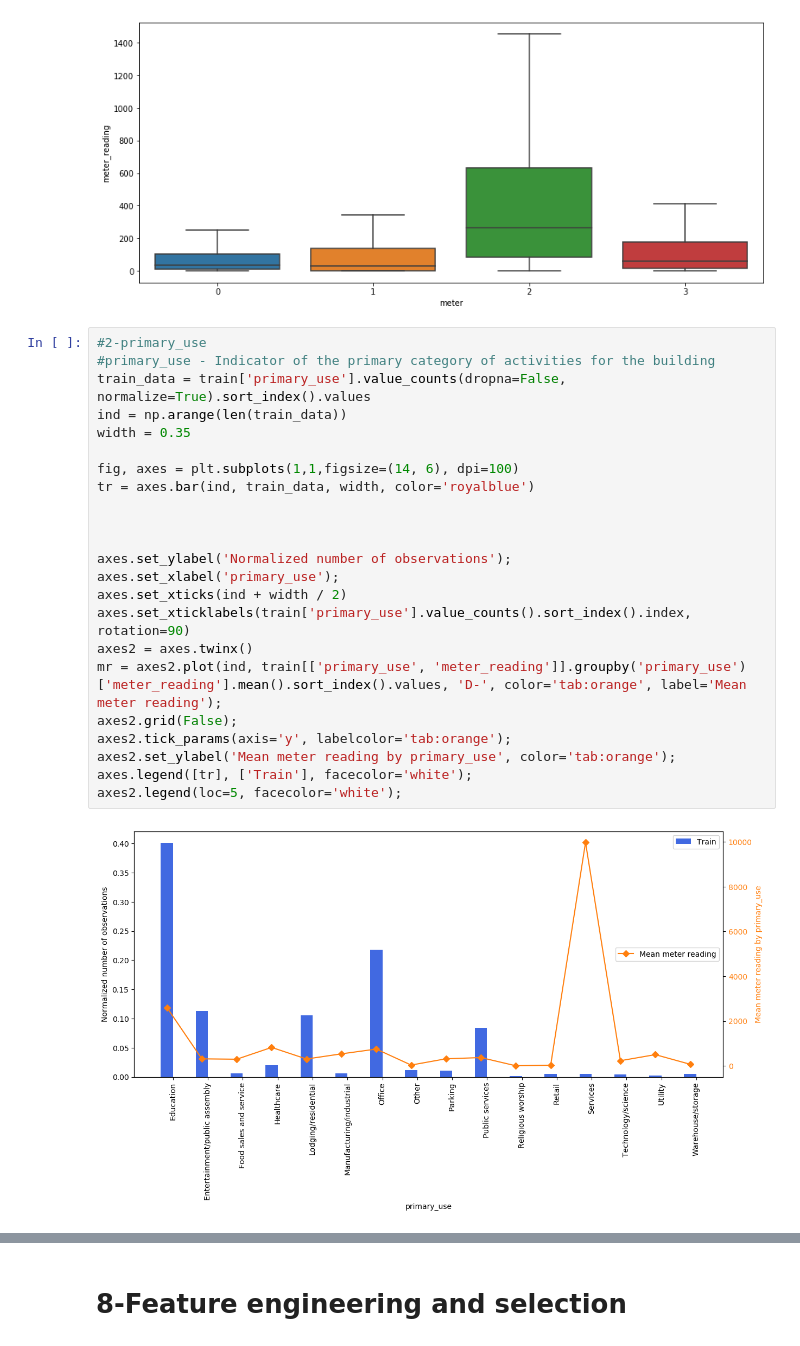
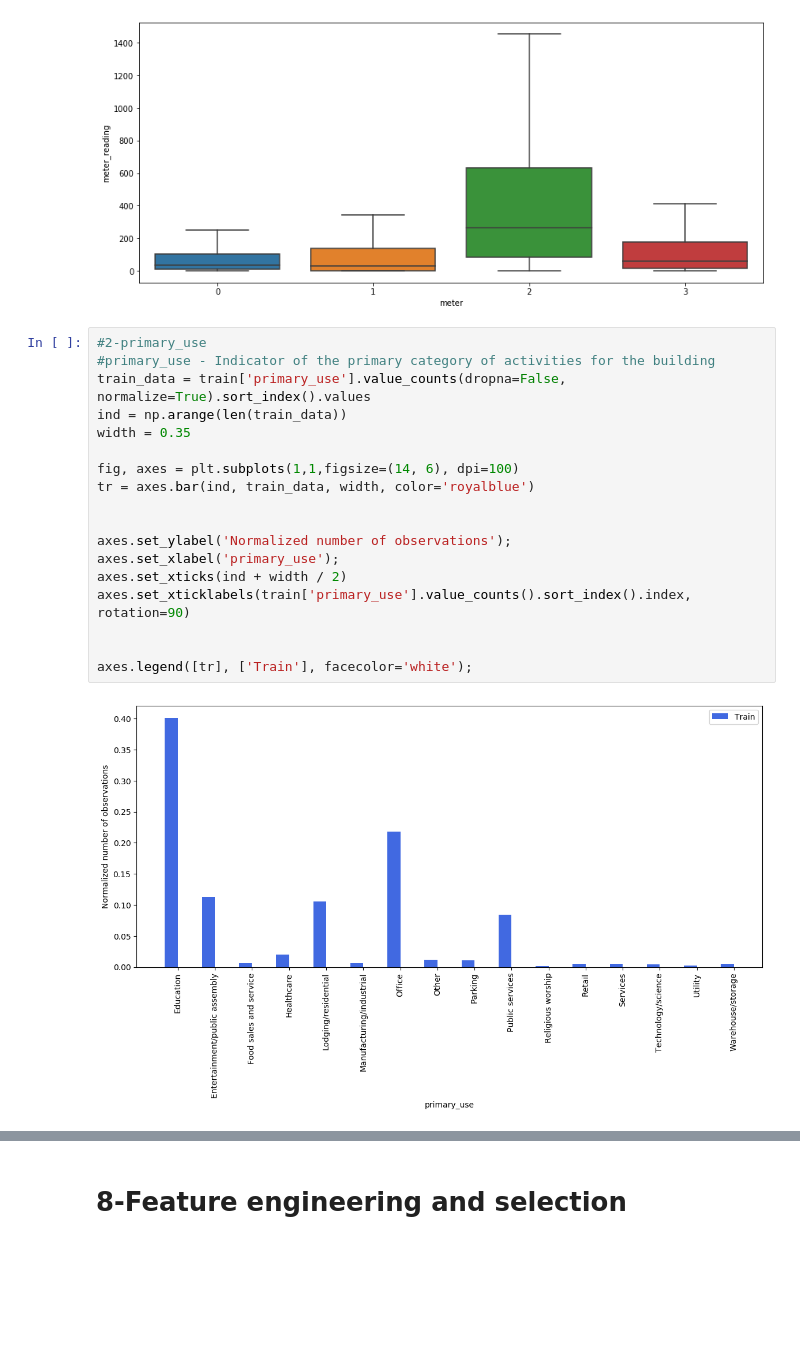
Before and after one commit to souhaoz/ASHRAE---Great-Energy-Predictor-III-, a Jupyter notebook: DL.ipynb, the cells around one changed output, grey strips where cells are left out. Drawn from its saved outputs; the diff is of its cells as text; blank space fills up the shorter version.

```diff
--- a/DL.ipynb
+++ b/DL.ipynb
@@ -351,26 +364,21 @@ sns.boxplot(x='meter', y='meter_reading', data=train, showfliers=False)
 # %%
 #2-primary_use
 #primary_use - Indicator of the primary category of activities for the building
 train_data = train['primary_use'].value_counts(dropna=False, normalize=True).sort_index().values
 ind = np.arange(len(train_data))
 width = 0.35
 
 fig, axes = plt.subplots(1,1,figsize=(14, 6), dpi=100)
 tr = axes.bar(ind, train_data, width, color='royalblue')
 
 
-
 axes.set_ylabel('Normalized number of observations');
 axes.set_xlabel('primary_use');
 axes.set_xticks(ind + width / 2)
 axes.set_xticklabels(train['primary_use'].value_counts().sort_index().index, rotation=90)
-axes2 = axes.twinx()
-mr = axes2.plot(ind, train[['primary_use', 'meter_reading']].groupby('primary_use')['meter_reading'].mean().sort_index().values, 'D-', color='tab:orange', label='Mean meter reading');
-axes2.grid(False);
-axes2.tick_params(axis='y', labelcolor='tab:orange');
-axes2.set_ylabel('Mean meter reading by primary_use', color='tab:orange');
+
+
 axes.legend([tr], ['Train'], facecolor='white');
-axes2.legend(loc=5, facecolor='white');
 # %% [output]
-[figure, old version]
+[figure, new version]
 # %%
```
Also changed, not shown: parts of 14 cells of this notebook.
